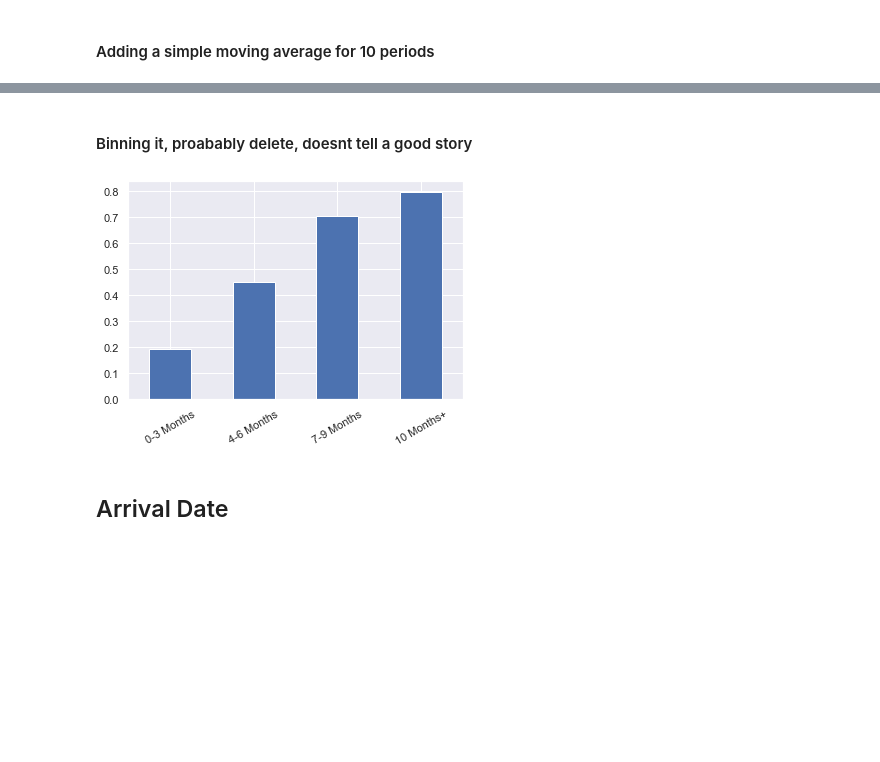
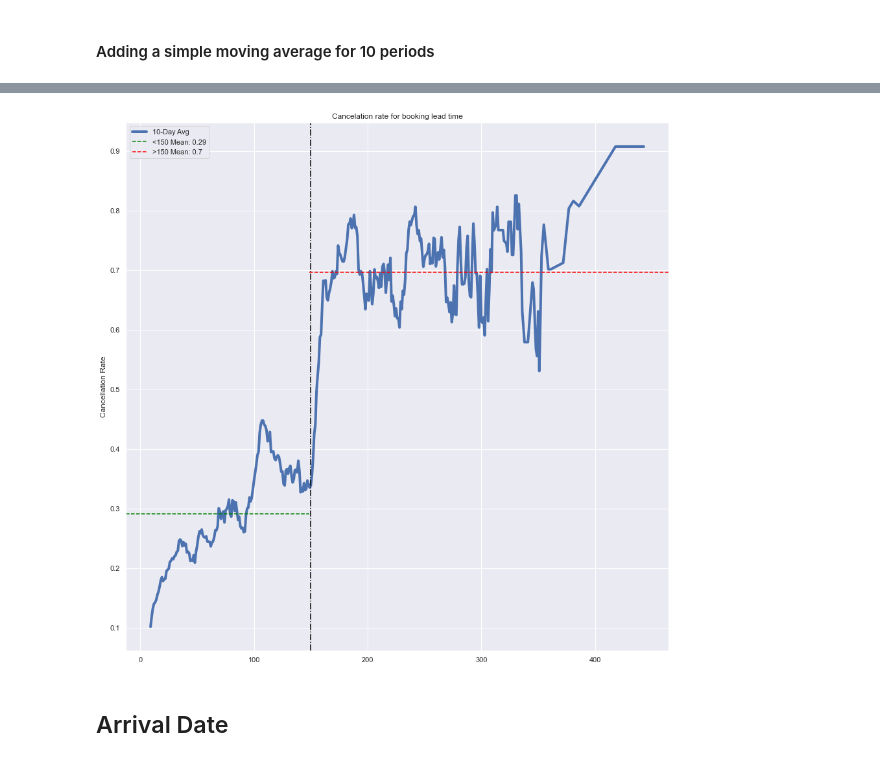
Before and after one commit to mduncan23/Hotel_Cancellation_Predictor, a Jupyter notebook: Hotel_Cancellation_Notebook-Clean.ipynb, the cells around one changed output, grey strips where cells are left out. Drawn from its saved outputs; the diff is of its cells as text; code cells hidden in the pictures; blank space fills up the shorter version.

```diff
--- a/Hotel_Cancellation_Notebook-Clean.ipynb
+++ b/Hotel_Cancellation_Notebook-Clean.ipynb
@@ -334,2 +349,0 @@ prop_lead.plot(figsize=(20,20));
-# %% [markdown]
-#### Binning it, proabably delete, doesnt tell a good story
@@ -340,7 +350,23 @@ proportional_lead = (clean_lead_df['Canceled']/
-# %%
-proportional_lead.plot(kind='bar', rot=30);
-# %% [output]
-[figure, removed]
+# %%
+fig, ax = plt.subplots(figsize=(15,15))
+# prop_lead['lead_time'].plot(ax=ax)
+prop_lead['SMA10'].plot(ax=ax, linewidth=4, style='-', label='10-Day Avg'),
+ax.axvline(150, c='black',  linestyle='-.')
+ax.axhline(y=prop_lead['SMA10'].iloc[:151].mean(),
+           xmax=(150/prop_lead.index.max()),
+          label=f'<150 Mean: {round(prop_lead["SMA10"].iloc[:151].mean(), 2)}',
+          color='green',
+          linestyle='--')
+ax.axhline(y=prop_lead['SMA10'].iloc[151:].mean(),
+           xmin=(150/prop_lead.index.max()),
+          label=f'>150 Mean: {round(prop_lead["SMA10"].iloc[151:].mean(), 2)}',
+          color='red',
+          linestyle='--')
+ax.set_title('Cancelation rate for booking lead time')
+ax.set_ylabel('Cancellation Rate')
+ax.legend();
+# %% [output]
+[figure, added]
 # %% [markdown]
 ## Arrival Date
 # %% [markdown]
```
Also changed, not shown: parts of 6 cells of this notebook.
